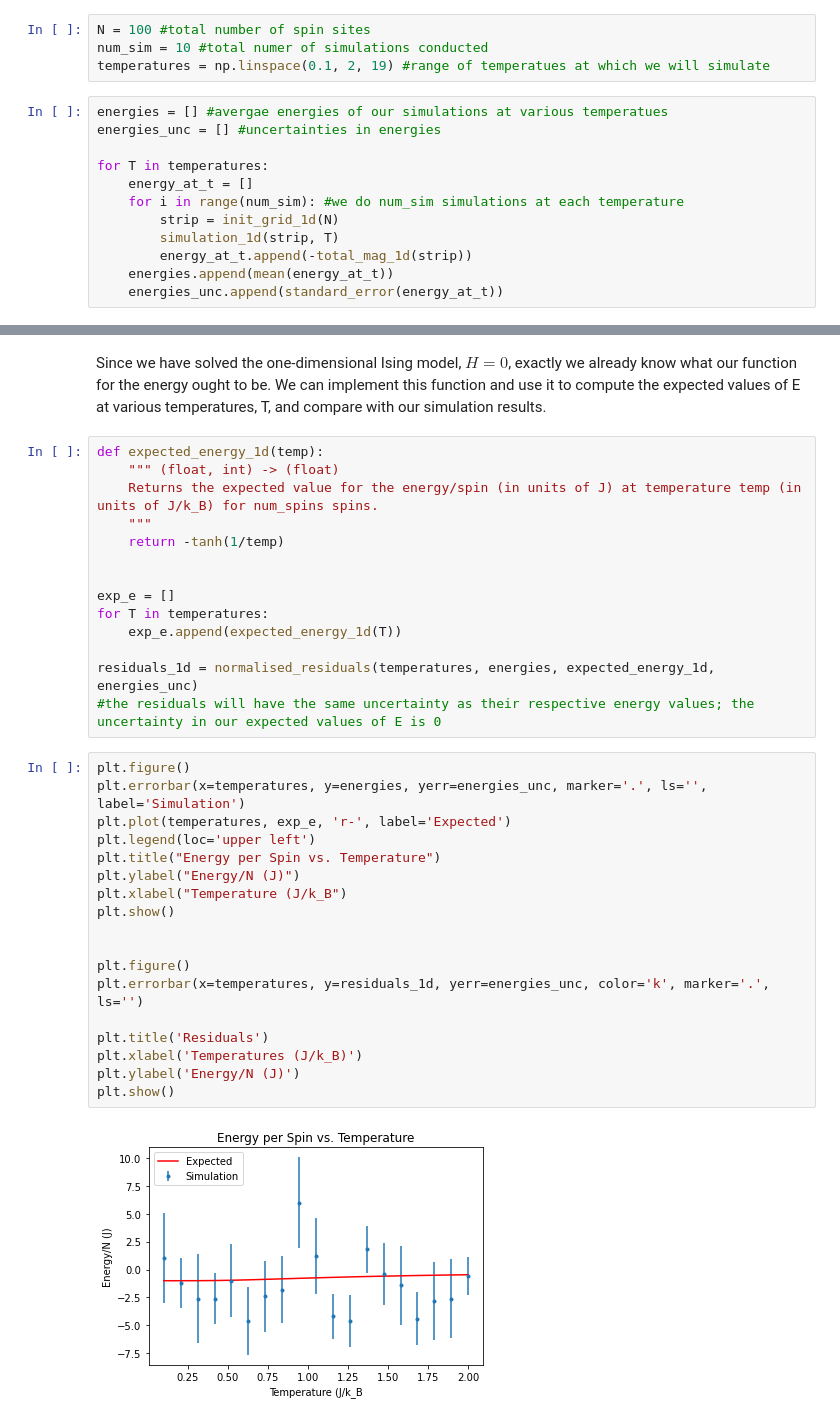
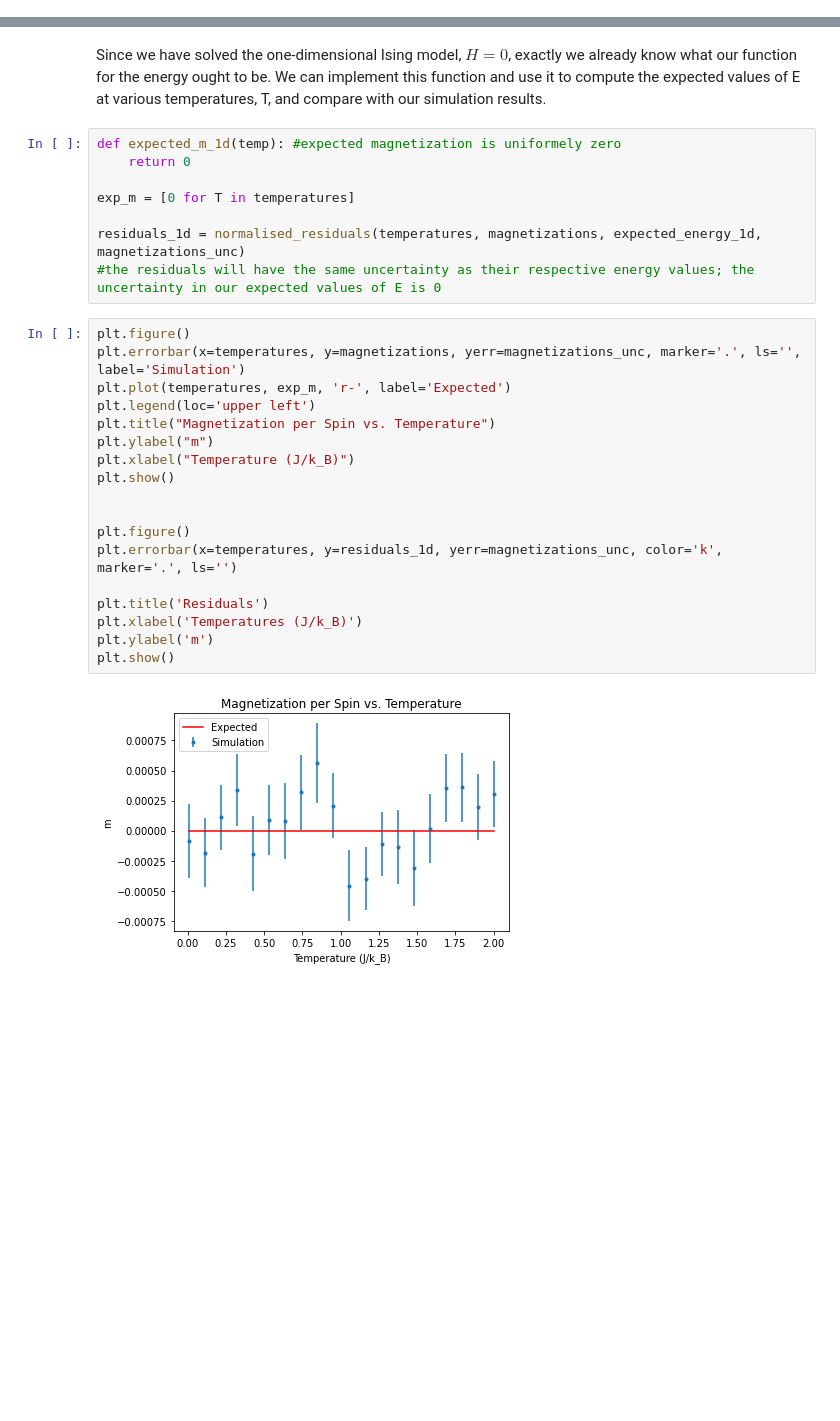
Before and after one commit to WillPugs/ising-model, a Jupyter notebook: ising_model_simulation.ipynb, the cells around one changed output, grey strips where cells are left out. Drawn from its saved outputs; the diff is of its cells as text; blank space fills up the shorter version.

```diff
--- a/ising_model_simulation.ipynb
+++ b/ising_model_simulation.ipynb
@@ -191,19 +193,3 @@ def simulation_1d(grid, temp):
         cycle_1d(grid, temp)
 # %% [markdown]
 <h4>Simulation</h4>
-# %%
-N = 100 #total number of spin sites
-num_sim = 10 #total numer of simulations conducted
-temperatures = np.linspace(0.1, 2, 19) #range of temperatues at which we will simulate
-# %%
-energies = [] #avergae energies of our simulations at various temperatues
-energies_unc = [] #uncertainties in energies
-
-for T in temperatures:
-    energy_at_t = []
-    for i in range(num_sim): #we do num_sim simulations at each temperature
-        strip = init_grid_1d(N)
-        simulation_1d(strip, T)
-        energy_at_t.append(-total_mag_1d(strip))
-    energies.append(mean(energy_at_t))
-    energies_unc.append(standard_error(energy_at_t))
@@ -210,36 +221,30 @@ for T in temperatures:
 # %% [markdown]
 Since we have solved the one-dimensional Ising model, $H=0$, exactly we already know what our function for the energy ought to be. We can implement this function and use it to compute the expected values of E at various temperatures, T, and compare with our simulation results.
 # %%
-def expected_energy_1d(temp):
-    """ (float, int) -> (float)
-    Returns the expected value for the energy/spin (in units of J) at temperature temp (in units of J/k_B) for num_spins spins.
-    """
-    return -tanh(1/temp)
+def expected_m_1d(temp): #expected magnetization is uniformely zero
+    return 0
 
+exp_m = [0 for T in temperatures]
 
-exp_e = []
-for T in temperatures:
-    exp_e.append(expected_energy_1d(T))
-
-residuals_1d = normalised_residuals(temperatures, energies, expected_energy_1d, energies_unc)
+residuals_1d = normalised_residuals(temperatures, magnetizations, expected_energy_1d, magnetizations_unc)
 #the residuals will have the same uncertainty as their respective energy values; the uncertainty in our expected values of E is 0
 # %%
 plt.figure()
-plt.errorbar(x=temperatures, y=energies, yerr=energies_unc, marker='.', ls='', label='Simulation')
-plt.plot(temperatures, exp_e, 'r-', label='Expected')
+plt.errorbar(x=temperatures, y=magnetizations, yerr=magnetizations_unc, marker='.', ls='', label='Simulation')
+plt.plot(temperatures, exp_m, 'r-', label='Expected')
 plt.legend(loc='upper left')
-plt.title("Energy per Spin vs. Temperature")
-plt.ylabel("Energy/N (J)")
-plt.xlabel("Temperature (J/k_B")
+plt.title("Magnetization per Spin vs. Temperature")
+plt.ylabel("m")
+plt.xlabel("Temperature (J/k_B)")
 plt.show()
 
 
 plt.figure()
-plt.errorbar(x=temperatures, y=residuals_1d, yerr=energies_unc, color='k', marker='.', ls='')
+plt.errorbar(x=temperatures, y=residuals_1d, yerr=magnetizations_unc, color='k', marker='.', ls='')
 
 plt.title('Residuals')
 plt.xlabel('Temperatures (J/k_B)')
-plt.ylabel('Energy/N (J)')
+plt.ylabel('m')
 plt.show()
 # %% [output]
-[figure, old version]
+[figure, new version]
```
Also changed, not shown: parts of 5 cells of this notebook.
